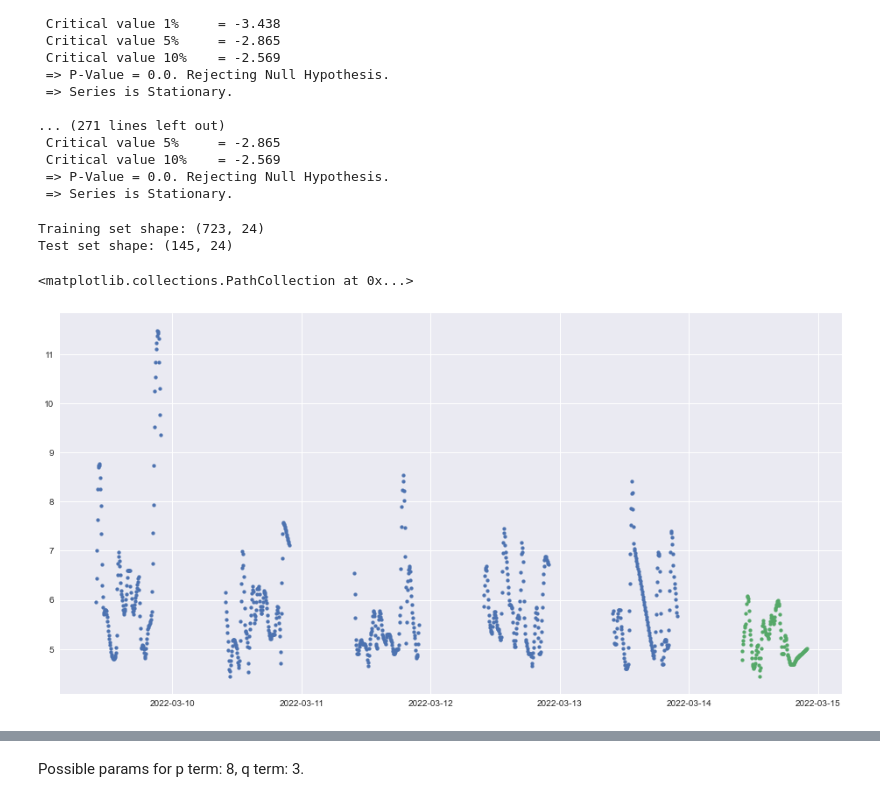
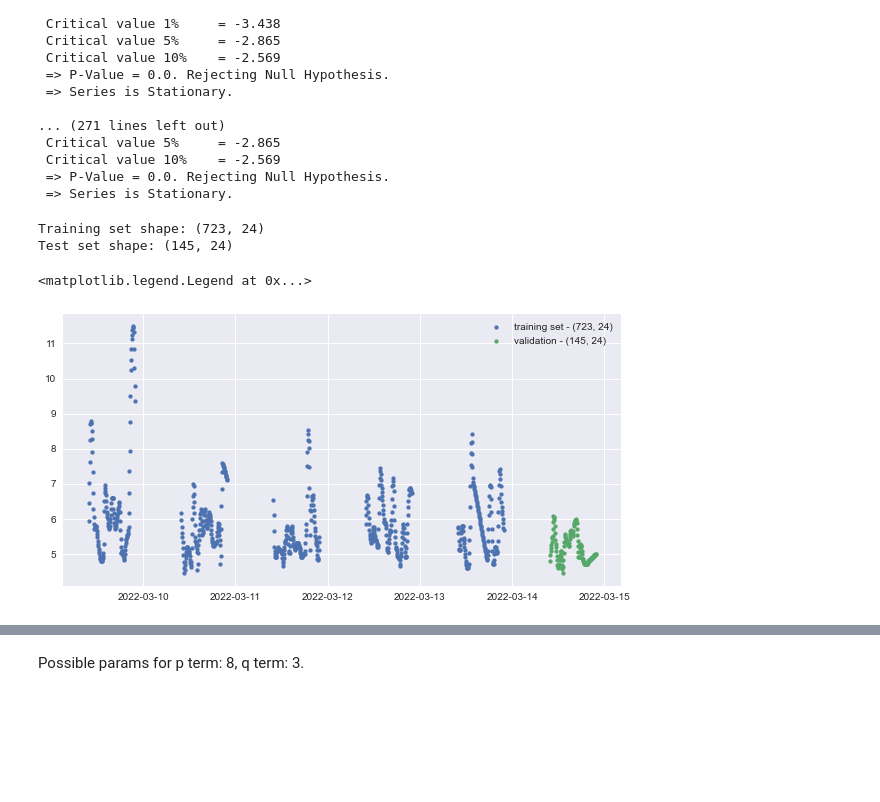
Before and after one commit to itsdarrenlee/BtechFYP, a Jupyter notebook: data/Phase 2 Trial (Mar 2022)/Analysis.ipynb, the cells around one changed output, grey strips where cells are left out. Cells and saved outputs as stored; diff of their text form; code cells hidden in the pictures; blank space fills up the shorter version.

```diff
--- a/data/Phase 2 Trial (Mar 2022)/Analysis.ipynb
+++ b/data/Phase 2 Trial (Mar 2022)/Analysis.ipynb
@@ -514,18 +511,20 @@ fig.show()
 # %%
 # split into train and test set
 # final day of the dataset will be used for validation
 train_all, val_all = temporal_train_test_split(df, test_size=0.16666667)
 print(f"Training set shape: {train_all.shape}")
 print(f"Test set shape: {val_all.shape}")
 
 # plot
-plt.scatter(y=train_all['glucose'], x=train_all.index, label="training", s=15)
-plt.scatter(y=val_all['glucose'], x=val_all.index, label="validation", s=15)
+fig, ax = plt.subplots(figsize=(10, 5))
+ax.scatter(y=train_all['glucose'], x=train_all.index, label=f"training set - {train_all.shape}", s=15)
+ax.scatter(y=val_all['glucose'], x=val_all.index, label=f"validation - {val_all.shape}", s=15)
+ax.legend()
 # %% [output]
 Training set shape: (723, 24)
 Test set shape: (145, 24)
-<matplotlib.collections.PathCollection at 0x...>
+<matplotlib.legend.Legend at 0x...>
-[figure, old version]
+[figure, new version]
 # %%
 from pmdarima.utils import plot_acf, plot_pacf, autocorr_plot
 # %%
```
Also changed, not shown: parts of 42 cells of this notebook.
